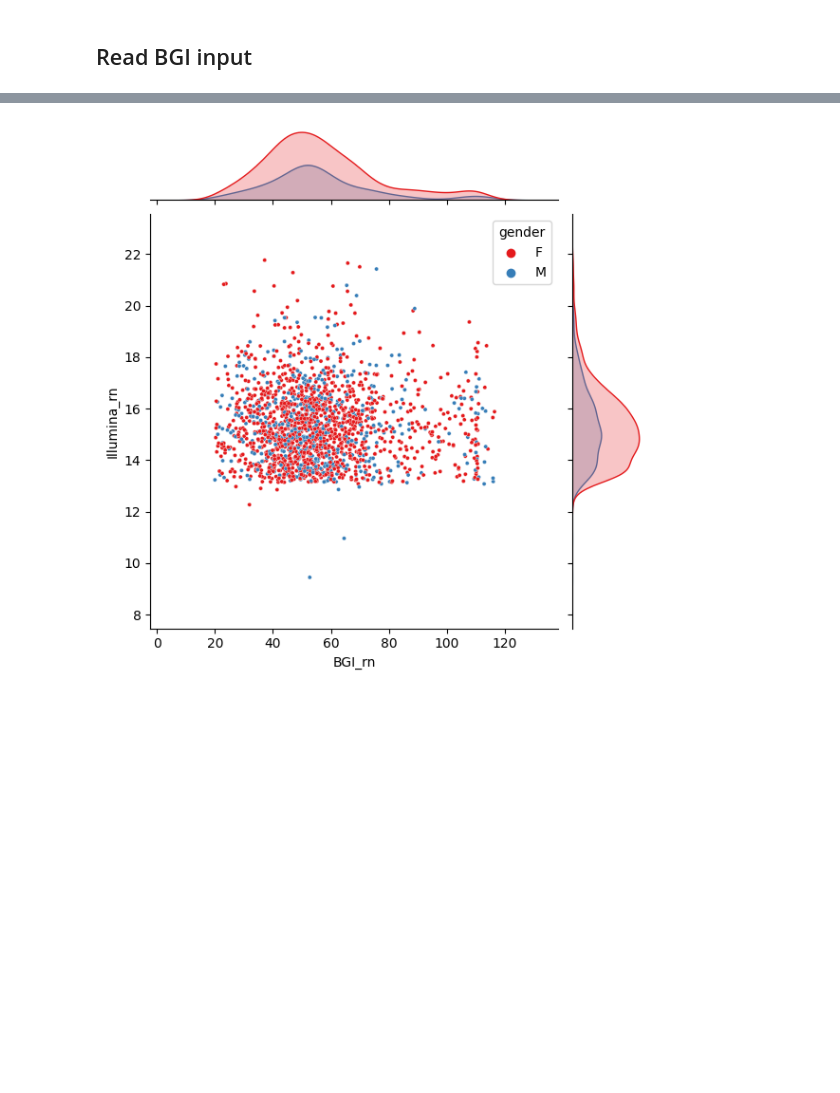
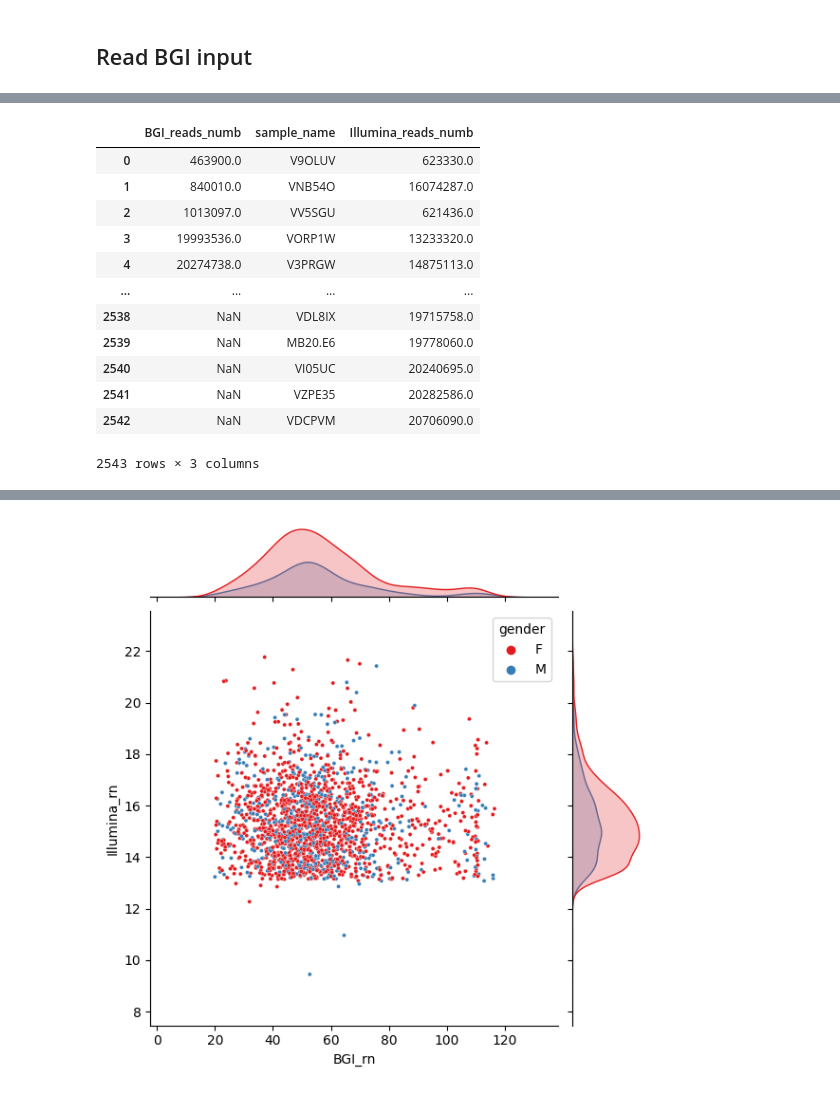
Before and after one commit to Chartiza/2023_TwoSamples_Sets, a Jupyter notebook: Two_sets.ipynb, the cells around one changed output, grey strips where cells are left out. Saved outputs shown, nothing was run; the diff lists cells and outputs as text; code cells hidden in the pictures; blank space fills up the shorter version.

```diff
--- a/Two_sets.ipynb
+++ b/Two_sets.ipynb
@@ -39 +56,20 @@ bgi.tail()
+# %%
+mrg_both = bgi_both.merge(ill_unique, on='sample_name', how='outer')
+
+mrg_both.to_excel('results/ReadsNumb_both_sets1.xlsx', index=False)
+mrg_both
+# %% [output]
+|  | BGI_reads_numb | sample_name | Illumina_reads_numb |
+| 0 | 463900.0 | V9OLUV | 623330.0 |
+| 1 | 840010.0 | VNB54O | 16074287.0 |
+| 2 | 1013097.0 | VV5SGU | 621436.0 |
+| 3 | 19993536.0 | VORP1W | 13233320.0 |
+| 4 | 20274738.0 | V3PRGW | 14875113.0 |
+| ... | ... | ... | ... |
+| 2538 | NaN | VDL8IX | 19715758.0 |
+| 2539 | NaN | MB20.E6 | 19778060.0 |
+| 2540 | NaN | VI05UC | 20240695.0 |
+| 2541 | NaN | VZPE35 | 20282586.0 |
+| 2542 | NaN | VDCPVM | 20706090.0 |
+2543 rows × 3 columns
 # %%
```
Also changed, not shown: parts of 17 cells of this notebook, 7 other files.
